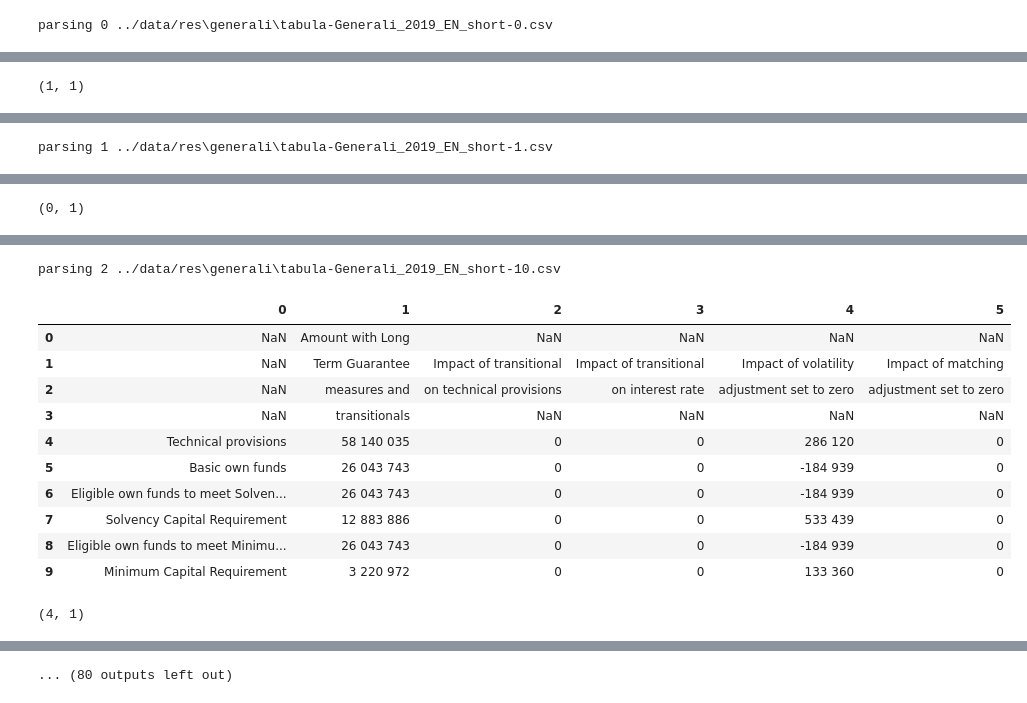
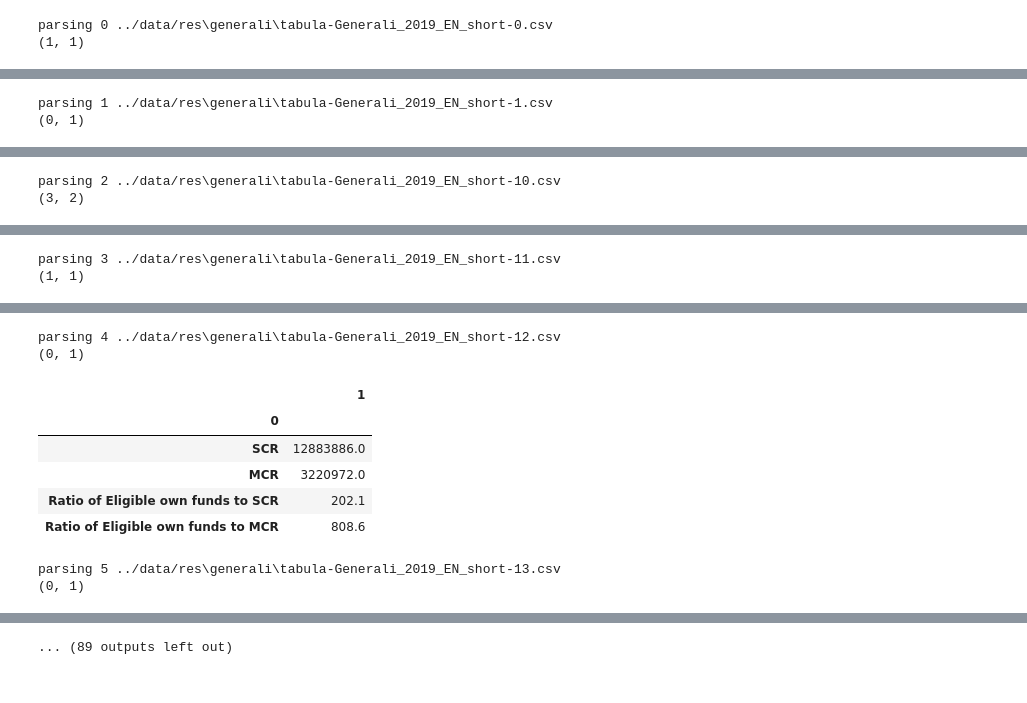
Before and after one commit to chopin57otu/beautify_table, a Jupyter notebook: sfcr_parsing/dev.ipynb, the cells around one changed output, grey strips where cells are left out. Saved outputs shown, nothing was run; the diff lists cells and outputs as text; code cells hidden in the pictures.

```diff
--- a/sfcr_parsing/dev.ipynb
+++ b/sfcr_parsing/dev.ipynb
@@ -92,3 +45,16 @@ def identify_number_area(c):
+# %%
+def identify_number_area(c):
+    ic = identification_mask(c)
+    dc = ic.copy()
+
+    index_sum = float('inf')
+    for i in range(ic.shape[0]):
+        for j in range(ic.shape[1]):
+            if 0 == (ic.iloc[i:, j:] == "s").sum().sum() and i + j < index_sum:
+                index_sum = i + j
+                max_i, max_j = i, j
+
+    return max_i, max_j
 # %%
 def squeeze_headers(c, number_area):
 
@@ -127,28 +93,44 @@ def squeeze_headers(c, number_area):
 
 def squeeze_columns(sc):
     columns_to_drop = []
-    for c1, c2 in zip(sc.columns[1:], sc.columns[2:]):
+    for c1, c2 in zip(sc.columns, sc.columns[1:]):
         all_is_nan = (sc[c1] == "NaN").all()
         if not isinstance(all_is_nan, pd.Series) and all_is_nan and c2[0] == "*":
             sc[c1] = sc[c2]
             columns_to_drop.append(c2)
 
     return sc.drop(columns=columns_to_drop)
+
+def columns_to_numbers(sc):
+    c
 # %%
 total_numbers = 0
-for i, f in enumerate(glob.glob("../data/res/*/*.csv", recursive=True)):
+for i, f in enumerate(glob.glob("../data/res/**/*.csv", recursive=True)):
     print("parsing", i, f)
+    f = pathlib.Path(f)
     c = pd.read_csv(f, sep=',', thousands=' ', header=None, dtype=object, encoding='UTF-8')
-    display(c)
+#     display(c)
     ic = identification_mask(c)
 #     display(ic)
     na = identify_number_area(c)
     print(na)
     sc = squeeze_headers(c, na)
 #     display(sc)
-    display(squeeze_columns(sc))
-    total_numbers += (ic.iloc[na[0]:, na[1]:] == "n").count().sum()
+    final = squeeze_columns(sc)
+
+    try:
+        final = final.applymap(lambda x: x.replace(" ", "").replace("%", "").replace(",", ".")).astype('float')
+        total_numbers += final[final > 0].count().sum()
+    except ValueError:
+        pass
+
+    display(final.iloc[:10,:])
+
+    output_filename = "../data/nice/" + "".join(f.name.split(".")[:-1]) + ".xlsx"
+    final.to_excel(output_filename)
+
 
 print("total_numbers", total_numbers)
 # %% [output]
 parsing 0 ../data/res\generali\tabula-Generali_2019_EN_short-0.csv
+(1, 1)
@@ -172 +149,2 @@ parsing 0 ../data/res\generali\tabula-Generali_2019_EN_short-0.csv
-(1, 1)
+parsing 1 ../data/res\generali\tabula-Generali_2019_EN_short-1.csv
+(0, 1)
@@ -191 +163,2 @@ parsing 0 ../data/res\generali\tabula-Generali_2019_EN_short-0.csv
-parsing 1 ../data/res\generali\tabula-Generali_2019_EN_short-1.csv
+parsing 2 ../data/res\generali\tabula-Generali_2019_EN_short-10.csv
+(3, 2)
@@ -209 +174,2 @@ parsing 1 ../data/res\generali\tabula-Generali_2019_EN_short-1.csv
-(0, 1)
+parsing 3 ../data/res\generali\tabula-Generali_2019_EN_short-11.csv
+(1, 1)
@@ -228,13 +188,10 @@ parsing 1 ../data/res\generali\tabula-Generali_2019_EN_short-1.csv
-parsing 2 ../data/res\generali\tabula-Generali_2019_EN_short-10.csv
+parsing 4 ../data/res\generali\tabula-Generali_2019_EN_short-12.csv
+(0, 1)
-|  | 0 | 1 | 2 | 3 | 4 | 5 |
-| 0 | NaN | Amount with Long | NaN | NaN | NaN | NaN |
-| 1 | NaN | Term Guarantee | Impact of transitional | Impact of transitional | Impact of volatility | Impact of matching |
-| 2 | NaN | measures and | on technical provisions | on interest rate | adjustment set to zero | adjustment set to zero |
-| 3 | NaN | transitionals | NaN | NaN | NaN | NaN |
-| 4 | Technical provisions | 58 140 035 | 0 | 0 | 286 120 | 0 |
-| 5 | Basic own funds | 26 043 743 | 0 | 0 | -184 939 | 0 |
-| 6 | Eligible own funds to meet Solven... | 26 043 743 | 0 | 0 | -184 939 | 0 |
-| 7 | Solvency Capital Requirement | 12 883 886 | 0 | 0 | 533 439 | 0 |
-| 8 | Eligible own funds to meet Minimu... | 26 043 743 | 0 | 0 | -184 939 | 0 |
-| 9 | Minimum Capital Requirement | 3 220 972 | 0 | 0 | 133 360 | 0 |
+|  | 1 |
+| 0 |  |
+| SCR | 12883886.0 |
+| MCR | 3220972.0 |
+| Ratio of Eligible own funds to SCR | 202.1 |
+| Ratio of Eligible own funds to MCR | 808.6 |
-(4, 1)
+parsing 5 ../data/res\generali\tabula-Generali_2019_EN_short-13.csv
+(0, 1)
@@ -249 +210 @@ parsing 2 ../data/res\generali\tabula-Generali_2019_EN_short-10.csv
-... (80 outputs left out)
+... (89 outputs left out)
```
Also changed, not shown: parts of 6 cells of this notebook, 1 other file.
